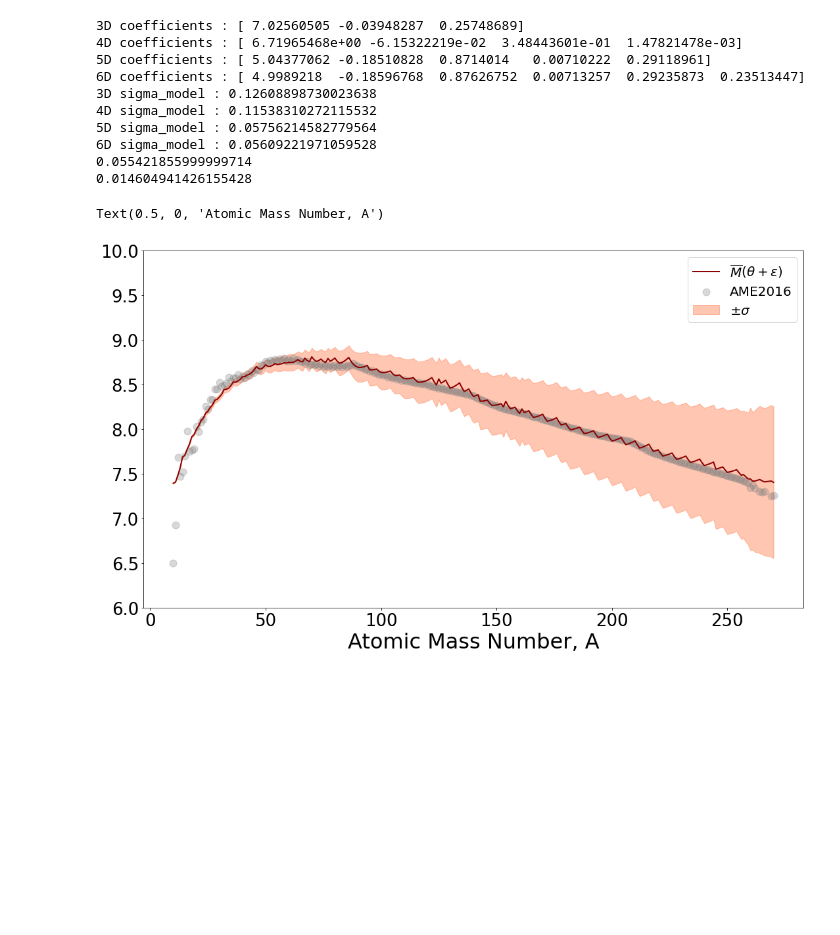
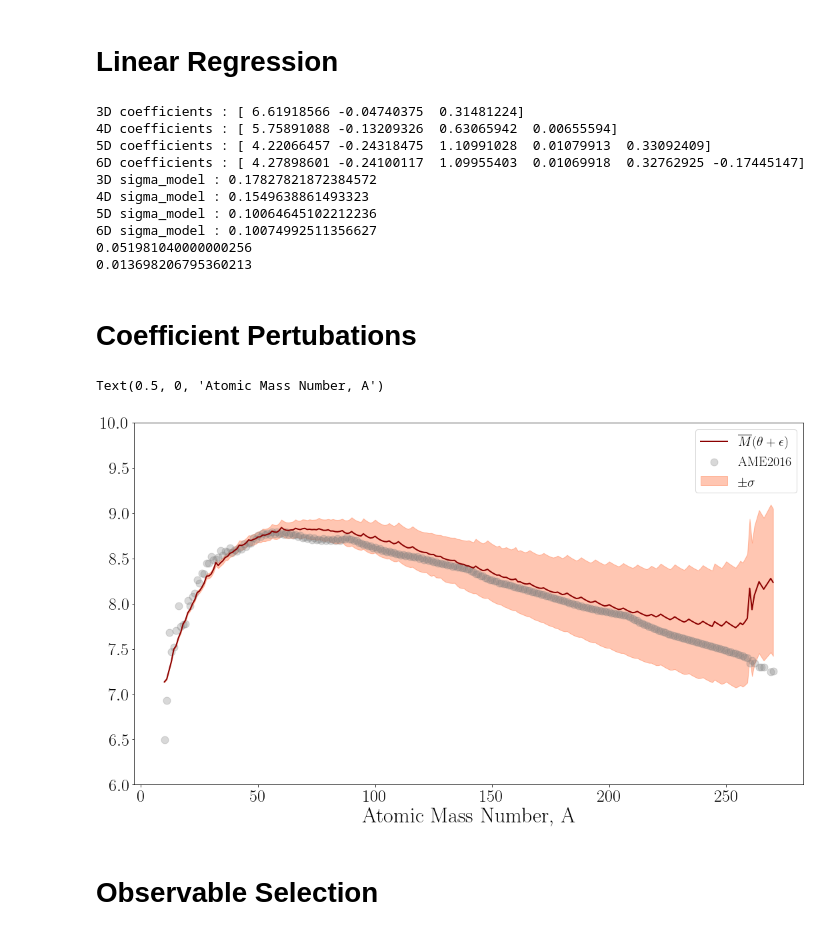
Before and after one commit to elliemay481/HistoryMatching, a Jupyter notebook: LiquidDropAnalytical.ipynb, the cells around one changed output. Saved outputs shown, nothing was run; the diff lists cells and outputs as text; code cells hidden in the pictures; blank space fills up the shorter version.

```diff
--- a/LiquidDropAnalytical.ipynb
+++ b/LiquidDropAnalytical.ipynb
@@ -82,7 +85,7 @@ Energies_unc0 = Masses['E_unc'].to_numpy()
 # %%
 # select spaced energies over interval
 
-start = 30
+start = 0
 step = 3
 stop = 240
 
@@ -164,6 +174,8 @@ def LiquidDropModel(A, Z, N, *parameters):
 def LiquidDropModelTrue(a0, a1, a2, A, Z, N):
 
     return a0 + a1*A + a2*(A**(2.0/3.0))
+# %% [markdown]
+# Linear Regression
 # %%
 indep_var = [1, A, (A**(2.0/3.0)), Z*(Z-1)*(A**(-1.0/3.0)), \
                  ((N-Z)**2)/A, ( (-1)**Z + (-1)**N )*(0.5*A**(-0.5))]
@@ -251,16 +263,18 @@ for i in range(len(A)):
 # < 200: 0.8% : 0.072
 # > 200: 0.2% : 0.018
 # %% [output]
-3D coefficients : [ 7.02560505 -0.03948287  0.25748689]
-4D coefficients : [ 6.71965468e+00 -6.15322219e-02  3.48443601e-01  1.47821478e-03]
-5D coefficients : [ 5.04377062 -0.18510828  0.8714014   0.00710222  0.29118961]
-6D coefficients : [ 4.9989218  -0.18596768  0.87626752  0.00713257  0.29235873  0.23513447]
-3D sigma_model : 0.12608898730023638
-4D sigma_model : 0.11538310272115532
-5D sigma_model : 0.05756214582779564
-6D sigma_model : 0.05609221971059528
-0.055421855999999714
-0.014604941426155428
+3D coefficients : [ 6.61918566 -0.04740375  0.31481224]
+4D coefficients : [ 5.75891088 -0.13209326  0.63065942  0.00655594]
+5D coefficients : [ 4.22066457 -0.24318475  1.10991028  0.01079913  0.33092409]
+6D coefficients : [ 4.27898601 -0.24100117  1.09955403  0.01069918  0.32762925 -0.17445147]
+3D sigma_model : 0.17827821872384572
+4D sigma_model : 0.1549638861493323
+5D sigma_model : 0.10064645102212236
+6D sigma_model : 0.10074992511356627
+0.051981040000000256
+0.013698206795360213
+# %% [markdown]
+# Coefficient Pertubations
 # %%
 # look at small pertubations on parameters
 
@@ -272,7 +286,6 @@ ax.scatter(A0, Energies0, color='gray', s=120, zorder=2, alpha=0.3, label='AME20
 
 # add small pertubations to coef
 
-pertubations = np.linspace(0.0001, 0.001, 10)
 nperts = 100
 EB_pert = np.zeros((nperts, len(A0)))
 
@@ -280,34 +293,36 @@ for i in range(nperts):
     epsilon = np.random.normal(0,0.0005,len(clf_5d.coef_))
     #epsilon = np.random.uniform(0,s,len(clf_6d.coef_))
     coef_peturbed = clf_5d.coef_ + epsilon
 
     EB_pert[i] = LiquidDropModel(A0, Z0, N0, *coef_peturbed)
 
     # plot with peturbed coefs (5d model)
     #if i == 0:
         #ax.plot(A0, LiquidDropModel(A0, Z0, N0, *coef_peturbed),\
             #color='orangered', alpha=0.6, zorder=1, label=r'$M(\theta+\epsilon)$')
     #else:
         #ax.plot(A0, LiquidDropModel(A0, Z0, N0, *coef_peturbed),\
             #color='orangered', alpha=0.2, zorder=1)
 
 eb_mean = np.mean(EB_pert, axis=0)
 eb_var = np.var(EB_pert, axis=0)
 
 ax.plot(A0, eb_mean,\
             color='darkred', linewidth=2, alpha=1, zorder=3, label=r'$\overline{M}(\theta+\epsilon)$')
 
 ax.fill_between(A0, eb_mean+np.sqrt(eb_var), eb_mean-np.sqrt(eb_var),\
             color='orangered', alpha=0.3, zorder=1, label=r'$\pm \sigma$')
 
 
 ax.legend(loc='best')
 ax.set_ylim([6,10])
 ax.set_xlabel('Atomic Mass Number, A')
 #ax.set_ylabel(r'$E_{\textrm{B}}$/Nucleon (MeV)')
 # %% [output]
 Text(0.5, 0, 'Atomic Mass Number, A')
-[figure, old version]
+[figure, new version]
+# %% [markdown]
+# Observable Selection
 # %%
 fig, ax = plt.subplots(figsize=(18,10))
 
```
Also changed, not shown: parts of 32 cells of this notebook, 3 other files.
